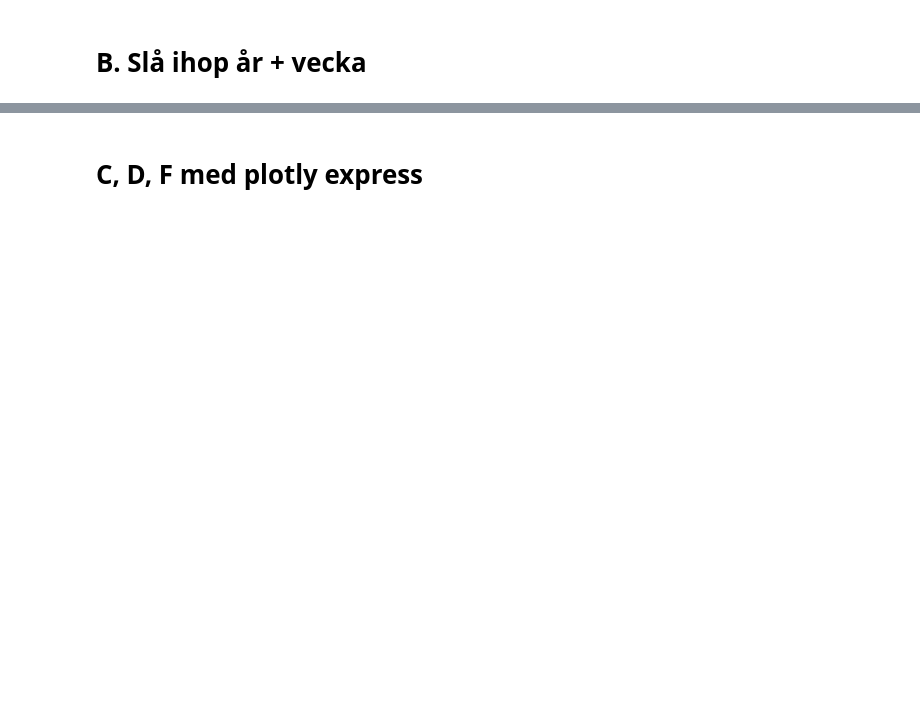
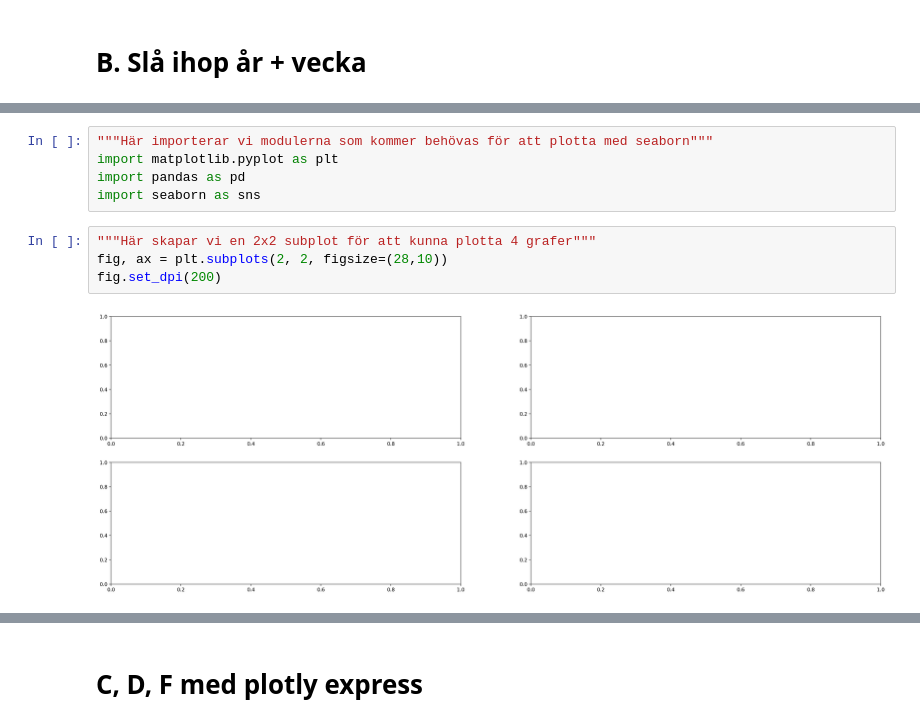
Before and after one commit to LukasKallstrom/databehandling_Lukas_Kallstrom, a Jupyter notebook: Labs/L1-Covid/covid.ipynb, the cells around one changed output, grey strips where cells are left out. Drawn from its saved outputs; the diff is of its cells as text; blank space fills up the shorter version.

```diff
--- a/Labs/L1-Covid/covid.ipynb
+++ b/Labs/L1-Covid/covid.ipynb
@@ -67,0 +69,11 @@ covid19
+# %%
+"""Här importerar vi modulerna som kommer behövas för att plotta med seaborn"""
+import matplotlib.pyplot as plt
+import pandas as pd
+import seaborn as sns
+# %%
+"""Här skapar vi en 2x2 subplot för att kunna plotta 4 grafer"""
+fig, ax = plt.subplots(2, 2, figsize=(28,10))
+fig.set_dpi(200)
+# %% [output]
+[figure, added]
```
Also changed, not shown: parts of 16 cells of this notebook.
